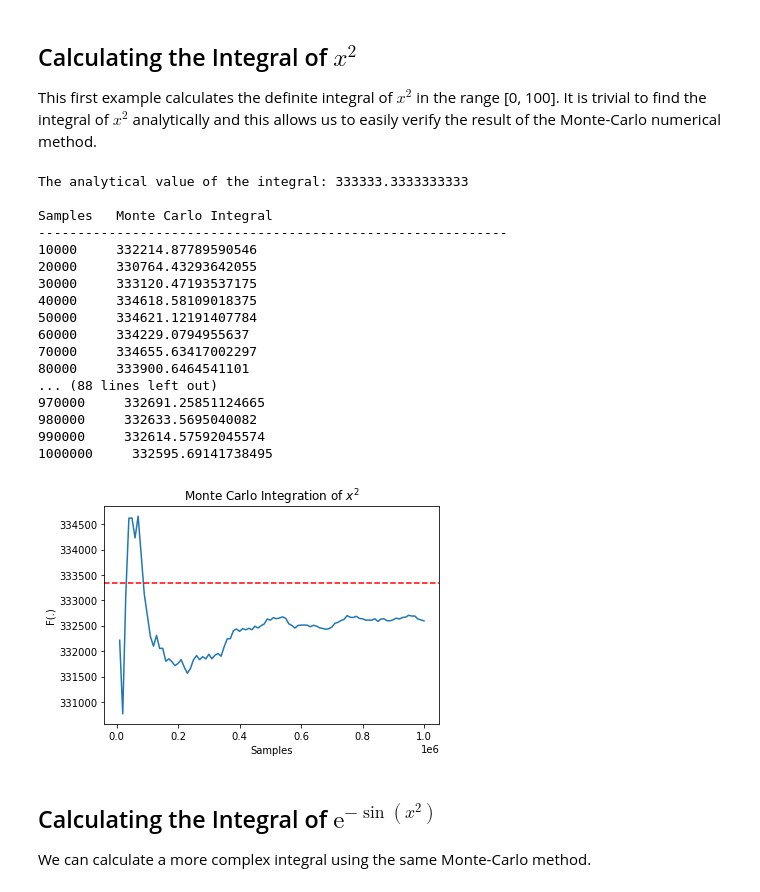
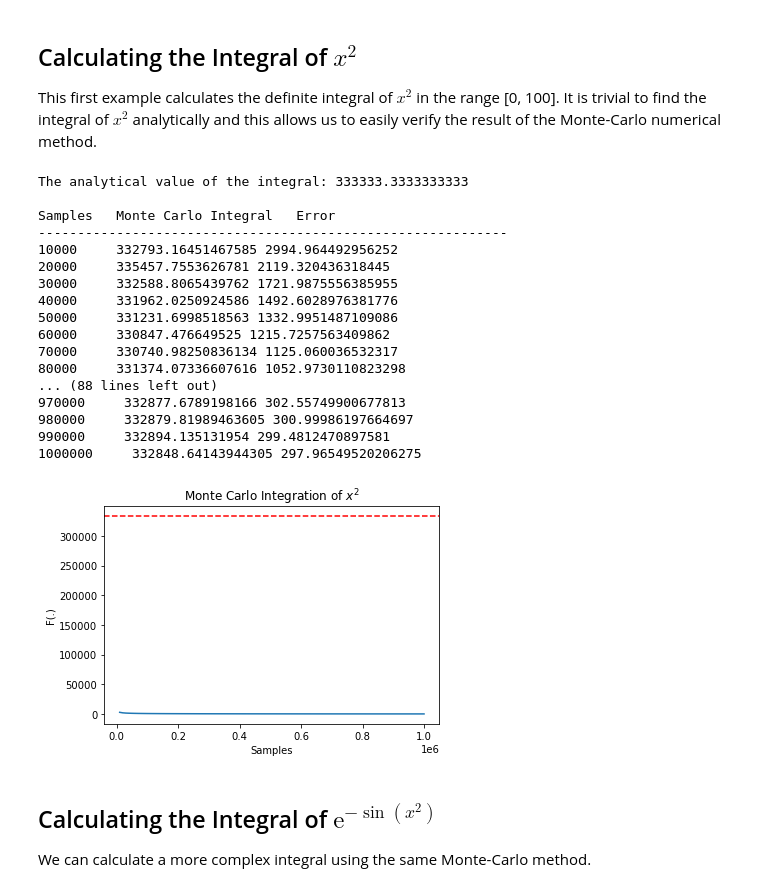
Before and after one commit to bott-j/monte-carlo-integration-python, a Jupyter notebook: monte_carlo_numerical_integration.ipynb, the cells around one changed output. Drawn from its saved outputs; the diff is of its cells as text; code cells hidden in the pictures.

```diff
--- a/monte_carlo_numerical_integration.ipynb
+++ b/monte_carlo_numerical_integration.ipynb
@@ -97,55 +97,59 @@ df = pd.DataFrame(columns = ("X", "Y"))
 
 # Empty list for errors
 iterations = []
+values = []
 errors = []
 
 print(f"The analytical value of the integral: {F(domain)}\n")
-print("Samples" + " " * 3 + "Monte Carlo Integral")
+print("Samples" + " " * 3 + "Monte Carlo Integral" + " " * 3 + "Error")
 print("-" * 60)
 for i in range(0,100):
 
     # Create 10'000 samples drawn from a uniform distribution
     dfNew = pd.DataFrame(columns = ("X",), data = np.random.uniform(domain[0], domain[1], 10000))
     dfNew['Y'] = dfNew.apply(f, axis=1)
     df = pd.concat([df, dfNew], axis=0)
 
     # Find the mean value of the function
-    meanValue = df['Y'].sum() / df.shape[0]
+    meanValue = df['Y'].mean()
+    varianceValue = df['Y'].var()
 
     # Find the integral calculated over the domain
     calculatedIntegral = meanValue * (domain[1] - domain[0])
+    calculatedError = (domain[1] - domain[0])*(np.sqrt(varianceValue))/np.sqrt((i+1)*10000)
 
-    errors.append(calculatedIntegral)
+    values.append(calculatedIntegral)
+    errors.append(calculatedError)
     iterations.append((i+1)*10000)
 
     # Display results
-    print(f"{(i+1)*10000}     {calculatedIntegral}")
+    print(f"{(i+1)*10000}     {calculatedIntegral:<8} {calculatedError:<8}")
 
 plt.plot(iterations,errors)
 plt.axhline(F(domain), color="r", linestyle="--")
 plt.xlabel("Samples")
 plt.ylabel("F(.)")
 plt.title("Monte Carlo Integration of $x^2$")
 plt.show()
 # %% [output]
 The analytical value of the integral: 333333.3333333333
 
-Samples   Monte Carlo Integral
+Samples   Monte Carlo Integral   Error
 ------------------------------------------------------------
-10000     332214.87789590546
-20000     330764.43293642055
-30000     333120.47193537175
-40000     334618.58109018375
-50000     334621.12191407784
-60000     334229.0794955637
-70000     334655.63417002297
-80000     333900.6464541101
+10000     332793.16451467585 2994.964492956252
+20000     335457.7553626781 2119.320436318445
+30000     332588.8065439762 1721.9875556385955
+40000     331962.0250924586 1492.6028976381776
+50000     331231.6998518563 1332.9951487109086
+60000     330847.476649525 1215.7257563409862
+70000     330740.98250836134 1125.060036532317
+80000     331374.07336607616 1052.9730110823298
 ... (88 lines left out)
-970000     332691.25851124665
-980000     332633.5695040082
-990000     332614.57592045574
-1000000     332595.69141738495
+970000     332877.6789198166 302.55749900677813
+980000     332879.81989463605 300.99986197664697
+990000     332894.135131954 299.4812470897581
+1000000     332848.64143944305 297.96549520206275
-[figure, old version]
+[figure, new version]
 # %% [markdown]
 ## Calculating the Integral of $\mathrm{e}^{-\sin(x^2)}$
 
```
Also changed, not shown: parts of 11 cells of this notebook.
